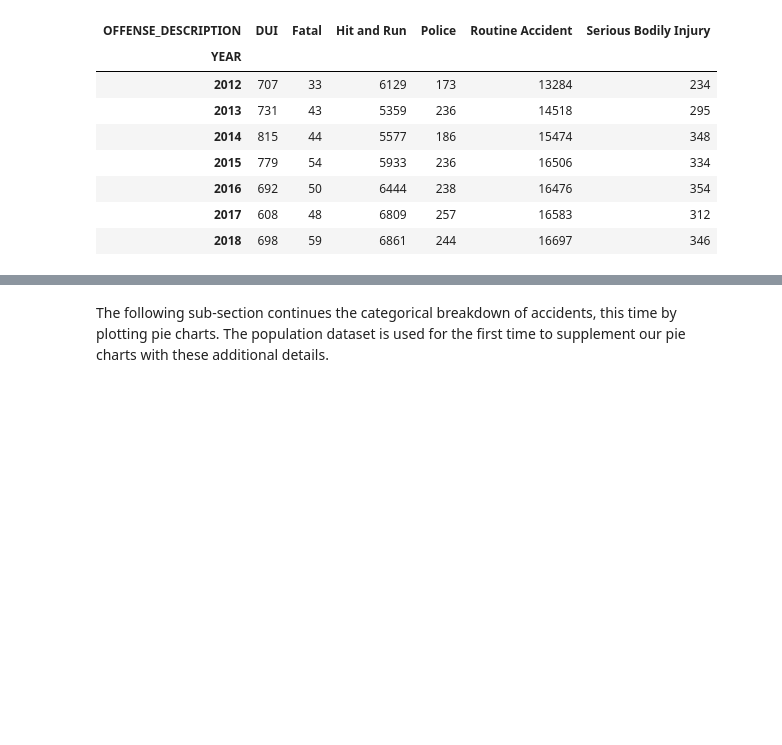
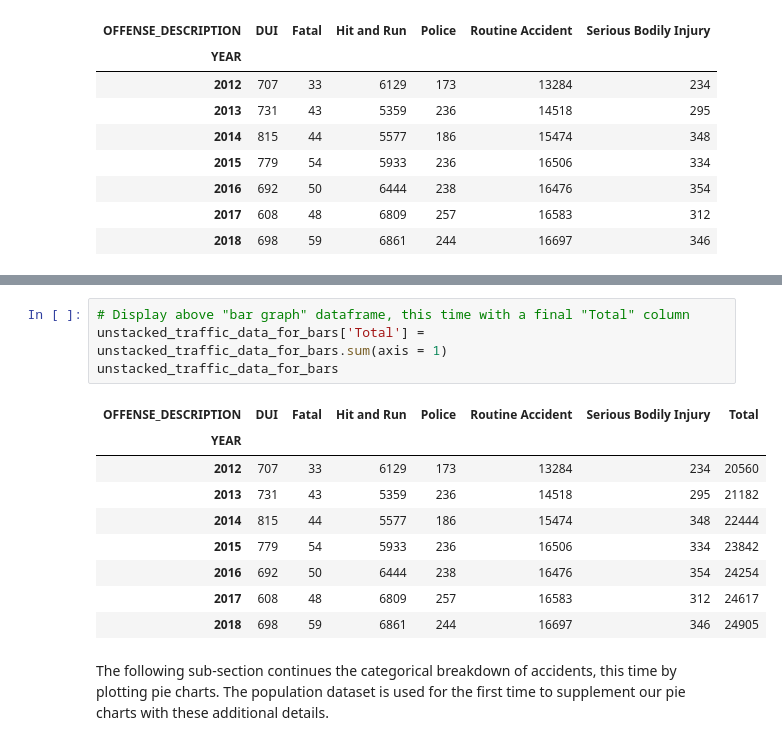
Before and after one commit to LuLu-89/Denver_traffic_woes, a Jupyter notebook: FinalFiles/FinalTrafficAnalysis.ipynb, the cells around one changed output, grey strips where cells are left out. Cells and saved outputs as stored; diff of their text form; blank space fills up the shorter version.

```diff
--- a/FinalFiles/FinalTrafficAnalysis.ipynb
+++ b/FinalFiles/FinalTrafficAnalysis.ipynb
@@ -176,3 +177,17 @@ plt.show()
+# %%
+# Display above "bar graph" dataframe, this time with a final "Total" column
+unstacked_traffic_data_for_bars['Total'] = unstacked_traffic_data_for_bars.sum(axis = 1)
+unstacked_traffic_data_for_bars
+# %% [output]
+| OFFENSE_DESCRIPTION | DUI | Fatal | Hit and Run | Police | Routine Accident | Serious Bodily Injury | Total |
+| YEAR |  |  |  |  |  |  |  |
+| 2012 | 707 | 33 | 6129 | 173 | 13284 | 234 | 20560 |
+| 2013 | 731 | 43 | 5359 | 236 | 14518 | 295 | 21182 |
+| 2014 | 815 | 44 | 5577 | 186 | 15474 | 348 | 22444 |
+| 2015 | 779 | 54 | 5933 | 236 | 16506 | 334 | 23842 |
+| 2016 | 692 | 50 | 6444 | 238 | 16476 | 354 | 24254 |
+| 2017 | 608 | 48 | 6809 | 257 | 16583 | 312 | 24617 |
+| 2018 | 698 | 59 | 6861 | 244 | 16697 | 346 | 24905 |
 # %% [markdown]
 The following sub-section continues the categorical breakdown of accidents, this time by plotting pie charts.  The population dataset is used for the first time to supplement our pie charts with these additional details.
 # %%
```
Also changed, not shown: parts of 9 cells of this notebook, 8 other files.
